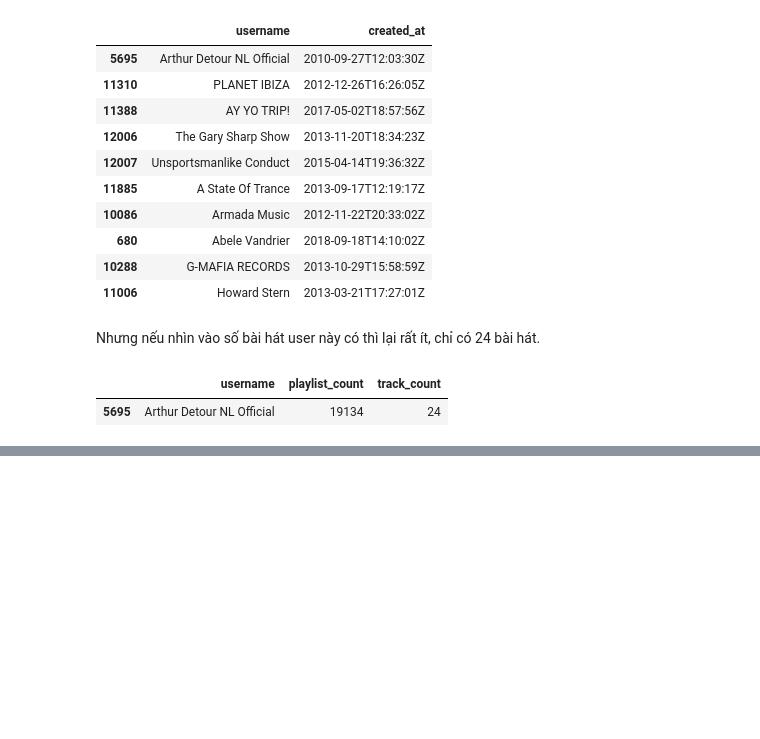
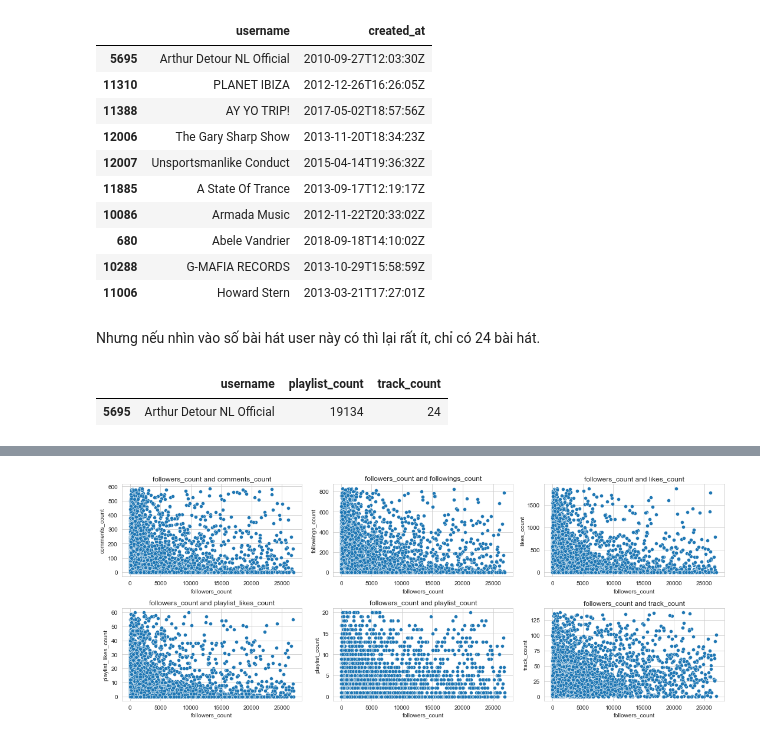
Before and after one commit to Qambitions/Introduce_DataScience_parse_soundclound, a Jupyter notebook: Tho_Workspace/Tho_notebook.ipynb, the cells around one changed output, grey strips where cells are left out. Cells and saved outputs as stored; diff of their text form; code cells hidden in the pictures; blank space fills up the shorter version.

Commit message:
Tho's task
Phân tích và trực quan các câu hỏi sau:
- Top 10 user có nhiều playlist nhất
- Làm sao để tăng lượt follow của 1 user

```diff
--- a/Tho_Workspace/Tho_notebook.ipynb
+++ b/Tho_Workspace/Tho_notebook.ipynb
@@ -126,0 +203,13 @@ top1_num_playlist[['username', 'playlist_count', 'track_count']]
+# %%
+if 'followers_count' in list_count_cols:
+    list_count_cols.remove('followers_count')
+
+fig, axes = plt.subplots(2,3, figsize=(15, 6))
+for col, ax in zip(list_count_cols, axes.flatten()):
+    sns.scatterplot(data=df_without_outlier, x='followers_count', y=col, ax=ax)
+    ax.set(title=f'followers_count and {col}')
+
+fig.tight_layout()
+plt.show()
+# %% [output]
+[figure, added]
```
Also changed, not shown: parts of 15 cells of this notebook, 2 other files.
